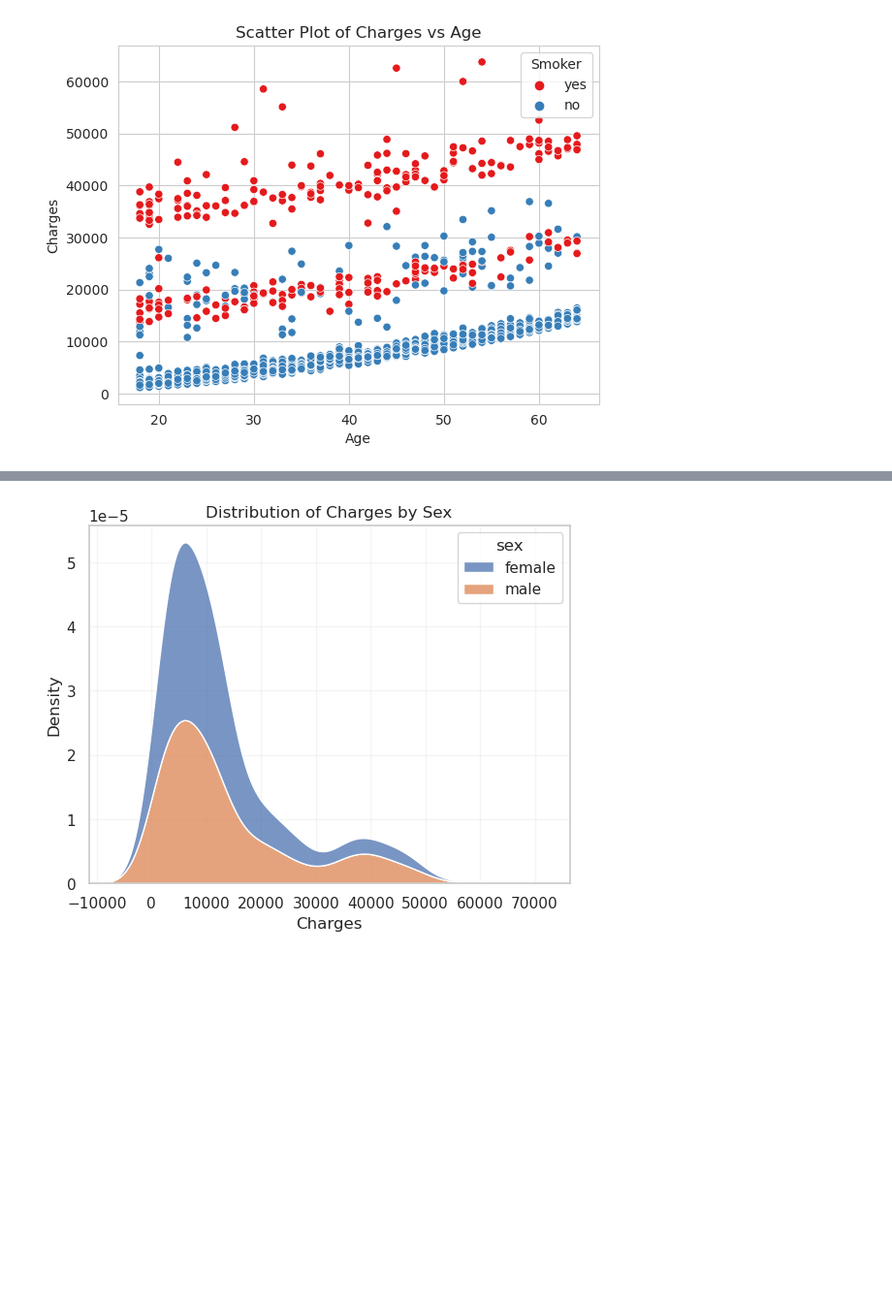
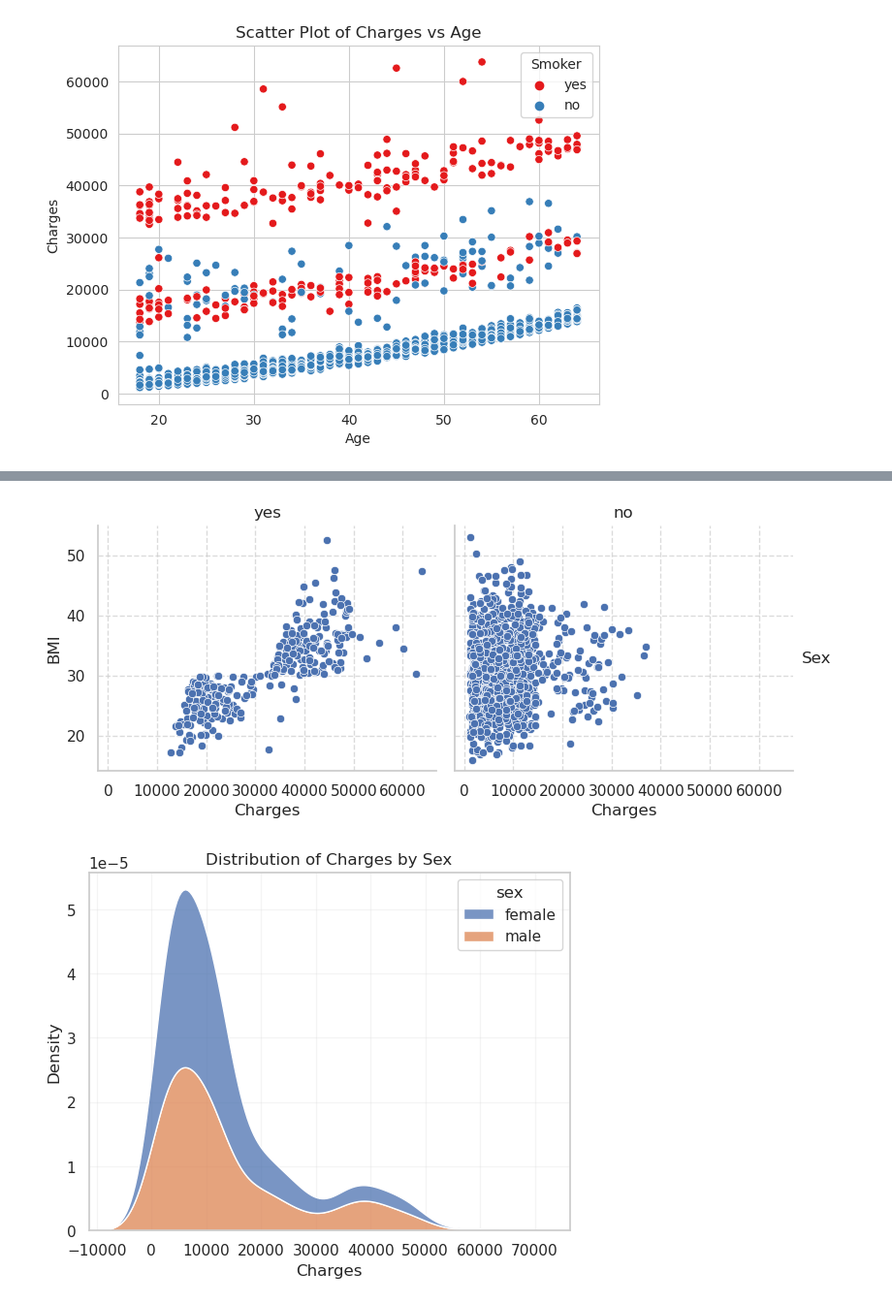
Before and after one commit to ShubhamMisar-12/MedicalCostPrediction, a Jupyter notebook: medical-cost-prediction-1.ipynb, the cells around one changed output, grey strips where cells are left out. Shown at 97% size. Drawn from its saved outputs; the diff is of its cells as text; code cells hidden in the pictures; blank space fills up the shorter version.

```diff
--- a/medical-cost-prediction-1.ipynb
+++ b/medical-cost-prediction-1.ipynb
@@ -78,3 +92,34 @@ plt.show()
+# %%
+import seaborn as sns
+import matplotlib.pyplot as plt
+
+# Create a FacetGrid with the dataframe and variables to facet on
+g = sns.FacetGrid(df, col="smoker", height=4, aspect=1)
+
+# Use map() to apply scatterplot to each facet
+g.map(sns.scatterplot, "charges", "bmi")
+
+# Set plot titles and axis labels
+g.set_titles(col_template="{col_name}")
+g.set_axis_labels("Charges", "BMI")
+
+# Customize legend
+g.add_legend(title="Sex")
+
+# Add grid lines
+for ax in g.axes.flat:
+    ax.grid(True, linestyle='--', alpha=0.7)
+
+# Remove the right and top spines
+sns.despine()
+
+# Adjust spacing between subplots
+plt.subplots_adjust(top=0.8)
+
+# Show the plot
+plt.show()
+# %% [output]
+[figure, added]
 # %%
 sns.set(style="whitegrid")
 
```
Also changed, not shown: parts of 3 cells of this notebook.
